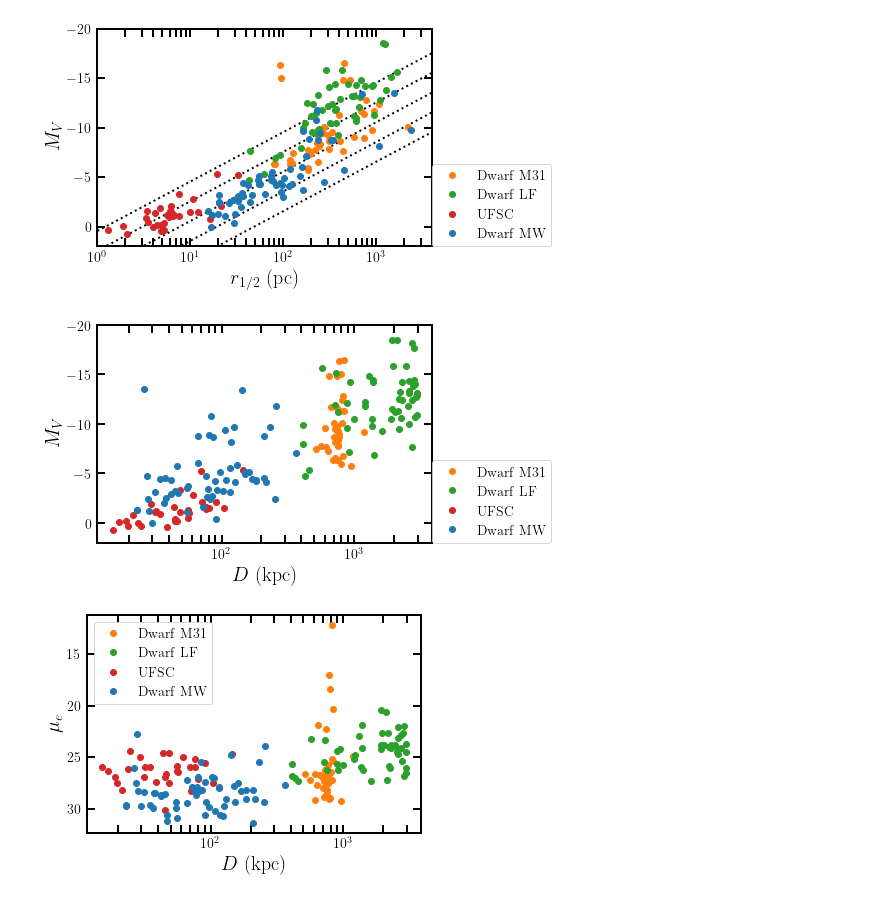
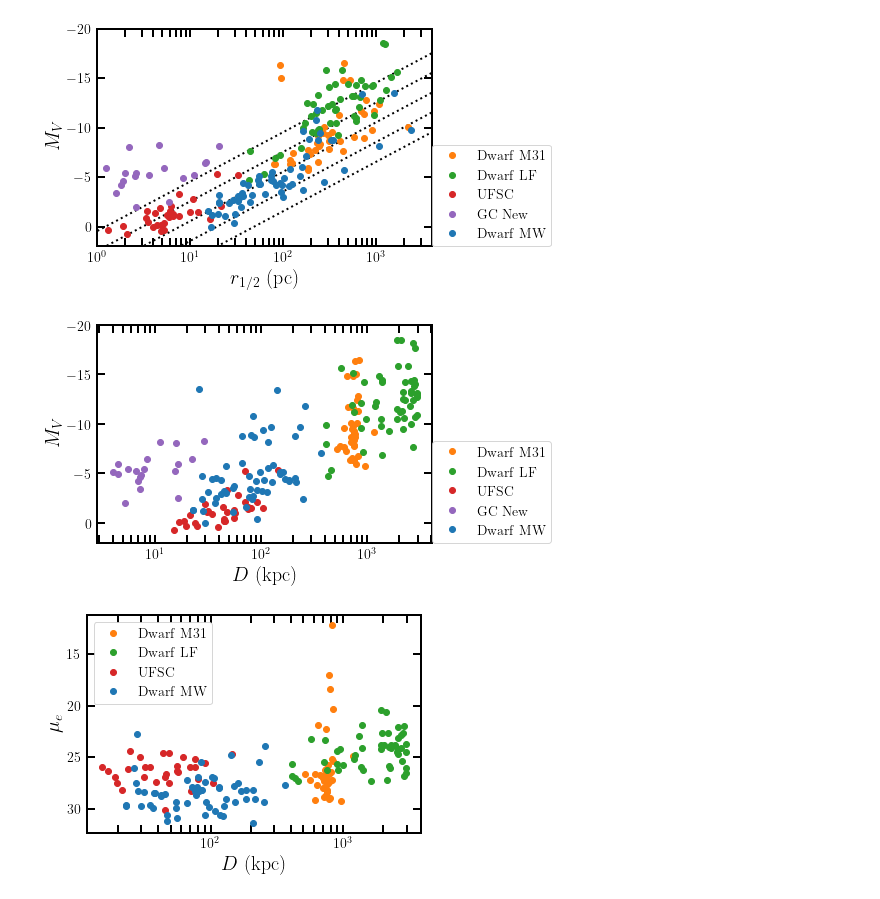
Before and after one commit to apace7/local_volume_database, a Jupyter notebook: example_notebooks/example_plots.ipynb, the cells around one changed output. Saved outputs shown, nothing was run; the diff lists cells and outputs as text; code cells hidden in the pictures.

Commit message:
add gc_disk to example_plots

```diff
--- a/example_notebooks/example_plots.ipynb
+++ b/example_notebooks/example_plots.ipynb
@@ -30,3 +31,4 @@ dsph_mw = table.Table.read('../data/dwarf_mw.csv')
 dsph_m31 = table.Table.read('../data/dwarf_m31.csv')
 dsph_lf = table.Table.read('../data/dwarf_local_field.csv')
 ufsc = table.Table.read('../data/gc_ufsc.csv')
+gc_disk = table.Table.read('../data/gc_disk.csv')
@@ -58,6 +67,7 @@ plt.errorbar(dsph_mw['rhalf_sph_physical'], dsph_mw['MV'], fmt='o', label=r'${\r
 plt.plot(dsph_m31['rhalf_sph_physical'], dsph_m31['MV'], 'o', label=r'${\rm Dwarf~M31}$')
 plt.plot(dsph_lf['rhalf_sph_physical'],dsph_lf['MV'], 'o', label=r'${\rm Dwarf~LF}$')
 plt.plot(ufsc['rhalf_sph_physical'], ufsc['MV'], 'o',label=r'${\rm UFSC}$')
+plt.plot(gc_disk['rhalf_sph_physical'], gc_disk['MV'], 'o',label=r'${\rm GC~New}$')
 plt.gca().set_xscale('log')
 plt.gca().invert_yaxis()
 plt.gca().set_xlabel(r'$r_{1/2}~({\rm pc})$')
@@ -67,22 +77,23 @@ plt.ylim(2, -20)
 plt.xlim(1, 4e3)
 plt.show()
 # %% [output]
-[figure, old version]
+[figure, new version]
 # %%
 ## distance-luminosity plots
 plt.errorbar(dsph_mw['distance'], dsph_mw['MV'], fmt='o', label=r'${\rm Dwarf~MW}$', )
 plt.plot(dsph_m31['distance'], dsph_m31['MV'], 'o', label=r'${\rm Dwarf~M31}$')
 plt.plot(dsph_lf['distance'],dsph_lf['MV'], 'o', label=r'${\rm Dwarf~LF}$')
 plt.plot(ufsc['distance'], ufsc['MV'], 'o',label=r'${\rm UFSC}$')
+plt.plot(gc_disk['distance'], gc_disk['MV'], 'o',label=r'${\rm GC~New}$')
 plt.gca().set_xscale('log')
 plt.gca().invert_yaxis()
 plt.gca().set_xlabel(r'$D~({\rm kpc})$')
 plt.gca().set_ylabel(r'$M_V$')
 plt.legend(loc=(1,0))
 plt.ylim(2, -20)
 plt.show()
 # %% [output]
-[figure, old version]
+[figure, new version]
 # %%
 ## distance versus average surface brightness
 plt.errorbar(dsph_mw['distance'], dsph_mw['surface_brightness_rhalf'], fmt='o', label=r'${\rm Dwarf~MW}$', )
```
Also changed, not shown: parts of 13 cells of this notebook.
